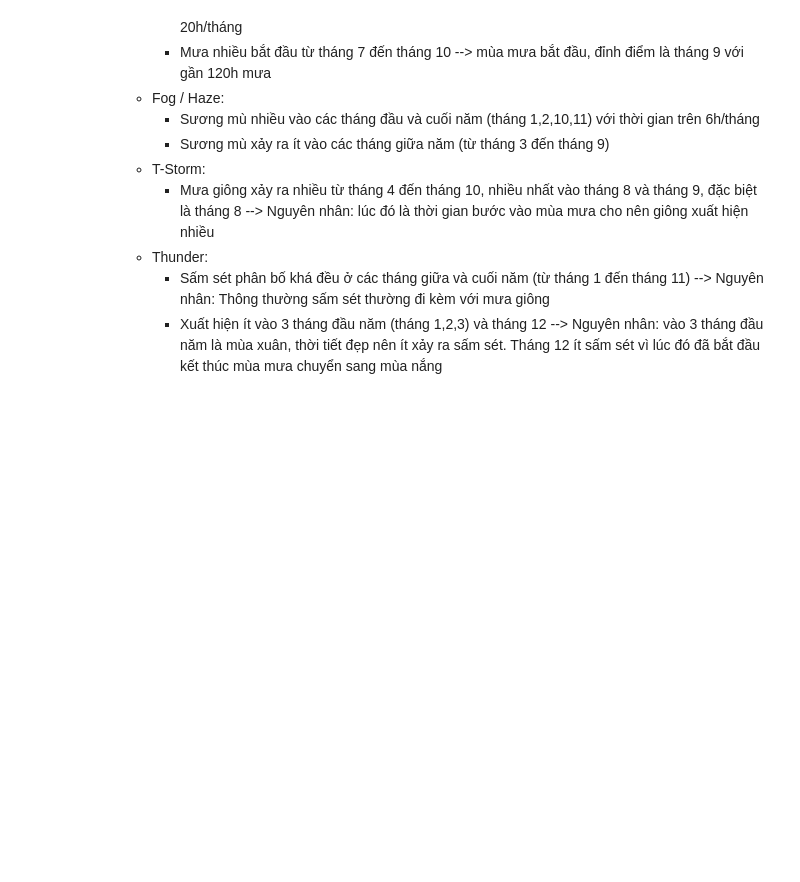
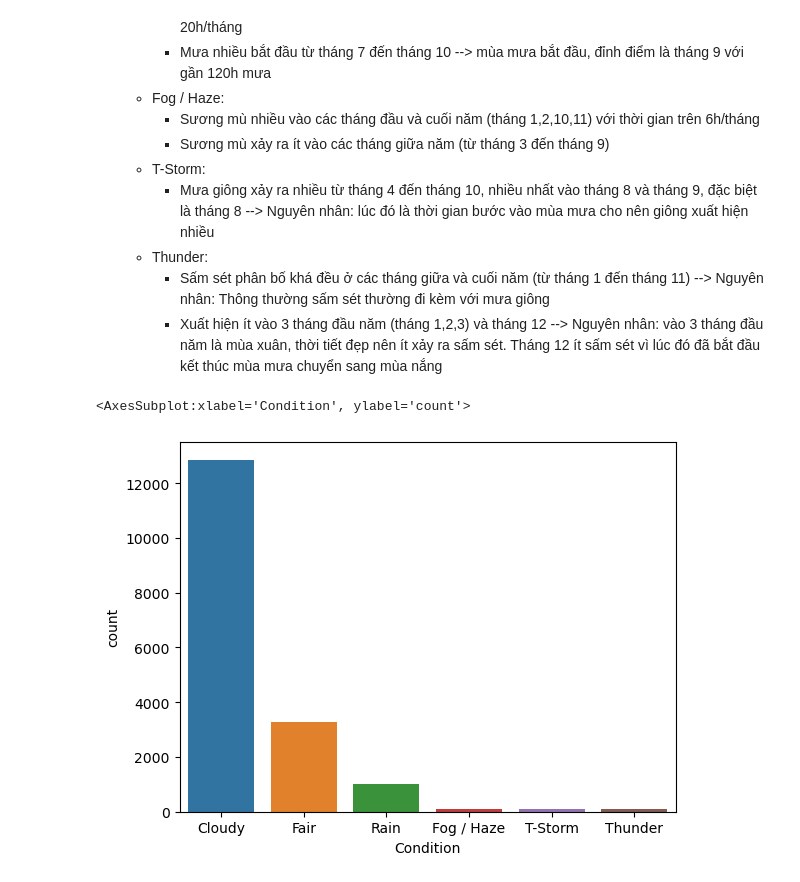
Before and after one commit to duongtanton/NP-KHDL-Gr9, a Jupyter notebook: Problem-Framing.ipynb, the cells around one changed output. Cells and saved outputs as stored; diff of their text form; code cells hidden in the pictures; blank space fills up the shorter version.

```diff
--- a/Problem-Framing.ipynb
+++ b/Problem-Framing.ipynb
@@ -268,3 +268,8 @@ Nhận xét:
         --> Nguyên nhân: Thông thường sấm sét thường đi kèm với mưa giông
         - Xuất hiện ít vào 3 tháng đầu năm (tháng 1,2,3) và tháng 12
         --> Nguyên nhân: vào 3 tháng đầu năm là mùa xuân, thời tiết đẹp nên ít xảy ra sấm sét. Tháng 12 ít sấm sét vì lúc đó đã bắt đầu kết thúc mùa mưa chuyển sang mùa nắng
+# %%
+sns.countplot(x='Condition', data=df)
+# %% [output]
+<AxesSubplot:xlabel='Condition', ylabel='count'>
+[figure, added]
```
Also changed, not shown: parts of 1 cell of this notebook.
